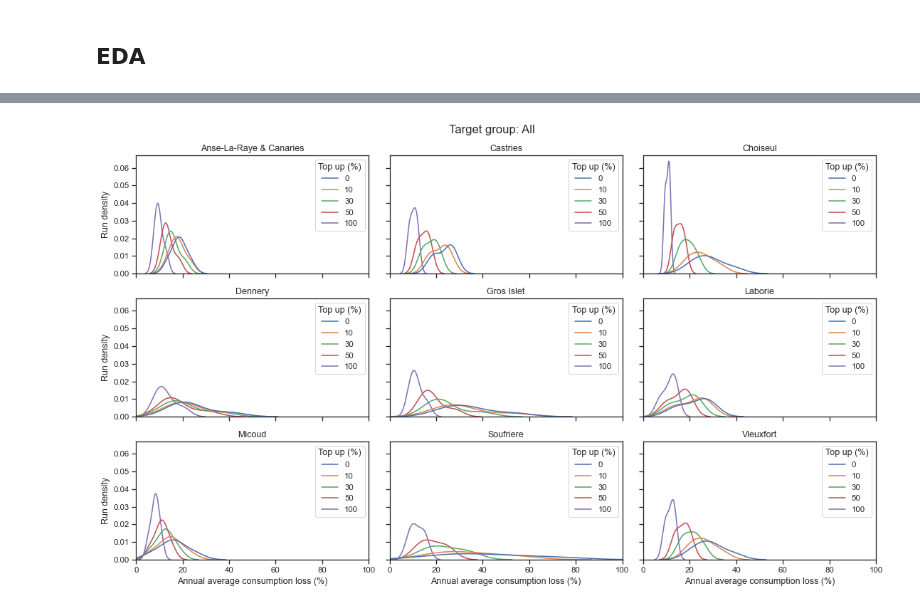
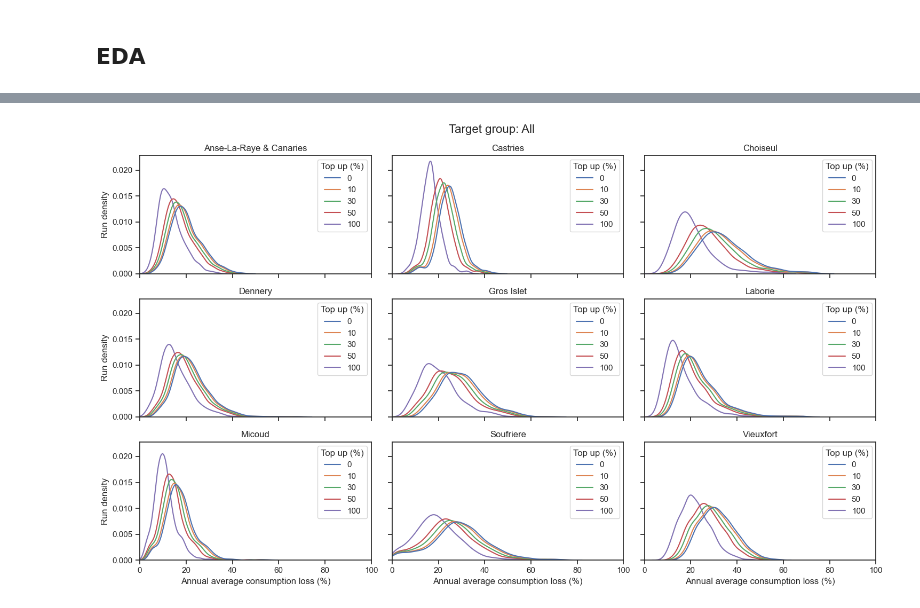
Before and after one commit to mikhailsirenko/unbreakable, a Jupyter notebook: notebooks/policy_analysis.ipynb, the cells around one changed output, grey strips where cells are left out. Cells and saved outputs as stored; diff of their text form; code cells hidden in the pictures.

Commit message:
update policy analysis

```diff
--- a/notebooks/policy_analysis.ipynb
+++ b/notebooks/policy_analysis.ipynb
@@ -20,7 +20,7 @@ sns.set_theme(style="ticks")
 ## Load results
 # %%
 # Load results
-results = load_results('../results/scenarios=5, policies=20.tar.gz')
+results = load_results('../results/scenarios=1000, policies=20.tar.gz')
 
 # Prepare outcomes data frame
 outcomes = prepare_outcomes(results, add_policies=True)
@@ -28,10 +28,9 @@ outcomes = prepare_outcomes(results, add_policies=True)
 # This outcome should be studied separately
 outcomes.drop('years_in_poverty', axis=1, inplace=True)
 
-# Convert columns of interest to float
-for col in outcomes.columns:
-    if col not in ['scenario', 'policy', 'district', 'my_policy']:
-        outcomes[col] = outcomes[col].astype(float)
+# Convert columns of interest to numeric (we read them as objects)
+numeric_columns = outcomes.columns[4:].tolist()
+outcomes[numeric_columns] = outcomes[numeric_columns].apply(pd.to_numeric)
 # %% [markdown]
 ## EDA
 # %%
@@ -123,7 +48,0 @@ df[columns_of_interest].round(2).groupby(['target_group', 'top_up', 'district'])
-# %%
-target_group_names = {'all' : 'All', 'poor' : 'Poor', 'poor_near_poor1.25' : 'Poor and near-poor (1.25)', 'poor_near_poor2.0' : 'Poor and near-poor (2.0)'}
-target_group = 'all'
-df = outcomes[outcomes['target_group'] == target_group]
-
-districts = df['district'].unique().tolist()
-n_districts = len(districts)
@@ -130,42 +89,48 @@ n_districts = len(districts)
 # %%
+target_group = 'all'
+df = outcomes[outcomes['target_group'] == target_group]
+
+districts = df['district'].unique().tolist()
+n_districts = len(districts)
+
 fig, ax = plt.subplots(ncols=3, nrows=3, figsize=(5 * n_districts / 3, 3 * n_districts / 3), sharex=True, sharey=True)
 colors = sns.color_palette('Set2', n_colors=len(districts))
 
 # outcome_of_interest = 'n_new_poor'
 outcome_of_interest = 'annual_average_consumption_loss_pct'
-outcome_to_outcome_name = {'annual_average_consumption_loss_pct': 'Annual average consumption loss (%)',
+outcome_name_mapper = {'annual_average_consumption_loss_pct': 'Annual average consumption loss (%)',
                            'n_new_poor': 'Number of new poor',
                            'n_new_poor_increase_pct' : 'Increase in number of new poor (%)'}
 
 for district in districts:
     data = df[df['district'] == district][['top_up', outcome_of_interest]]
     data.sort_values('top_up', inplace=True)
     data.rename(columns={'top_up': 'Top up (%)'}, inplace=True)
     if district == 'AnseLaRayeCanaries':
         district_name = 'Anse-La-Raye & Canaries'
     else:
         district_name = district
     i = districts.index(district) // 3
     j = districts.index(district) % 3
     color = colors[districts.index(district)]
     # sns.histplot(data=data,
     #              x=outcome_of_interest,
     #              hue='Top up',
     #              ax=ax[i, j],
     #              # multiple='stack',
     #              # shrink=.8,
     #              # palette="ch:rot=-.25,hue=1,light=.75"
     #              )
     sns.kdeplot(data=data,
                  x=outcome_of_interest,
                  hue='Top up (%)',
                  ax=ax[i, j],
                  )
     ax[i, j].set_title(district_name)
     ax[i, j].set_ylabel('Run density')
-    ax[i, j].set_xlabel(outcome_to_outcome_name[outcome_of_interest])
+    ax[i, j].set_xlabel(outcome_name_mapper[outcome_of_interest])
     ax[i, j].set_xlim(0, 100)
 fig.suptitle('Target group: ' + target_group_names[target_group], fontsize=16)
 fig.tight_layout()
 # %% [output]
-[figure, old version]
+[figure, new version]
```
Also changed, not shown: parts of 8 cells of this notebook.
